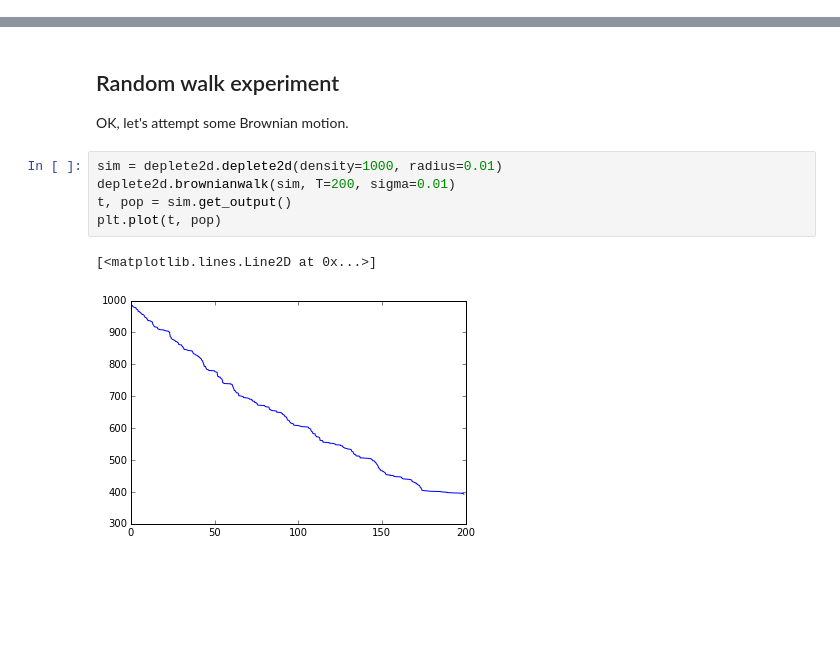
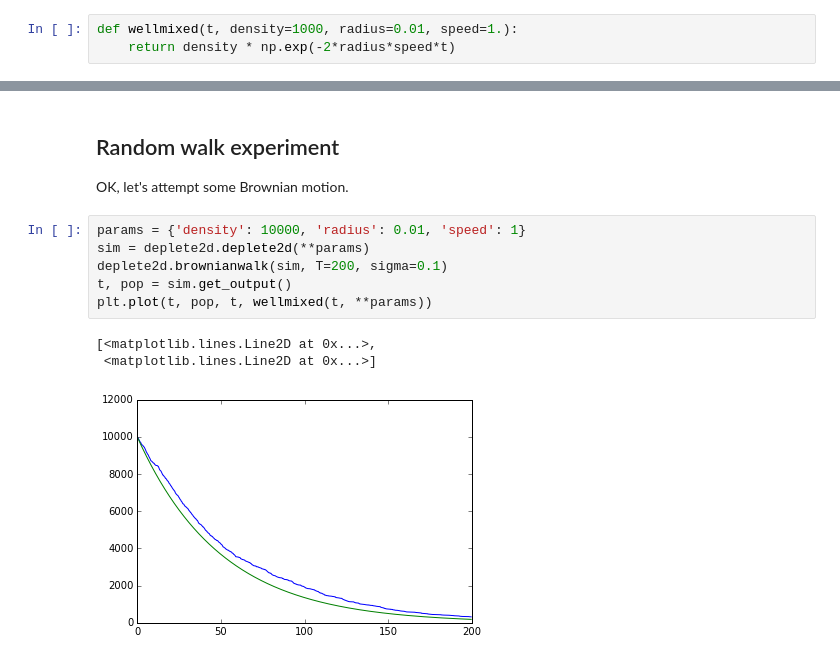
Before and after one commit to rgbrown/preydepletion, a Jupyter notebook: experiments.ipynb, the cells around one changed output, grey strips where cells are left out. Drawn from its saved outputs; the diff is of its cells as text; blank space fills up the shorter version.

```diff
--- a/experiments.ipynb
+++ b/experiments.ipynb
@@ -12,3 +24,6 @@ We want to investigate how accumulated prey depletion slows the rate of populati
+# %%
+def wellmixed(t, density=1000, radius=0.01, speed=1.):
+    return density * np.exp(-2*radius*speed*t)
 # %% [markdown]
 Test that it works
 ------------------
@@ -45,10 +60,12 @@ Random walk experiment
 
 OK, let's attempt some Brownian motion.
 # %%
-sim = deplete2d.deplete2d(density=1000, radius=0.01)
-deplete2d.brownianwalk(sim, T=200, sigma=0.01)
+params = {'density': 10000, 'radius': 0.01, 'speed': 1}
+sim = deplete2d.deplete2d(**params)
+deplete2d.brownianwalk(sim, T=200, sigma=0.1)
 t, pop = sim.get_output()
-plt.plot(t, pop)
+plt.plot(t, pop, t, wellmixed(t, **params))
 # %% [output]
-[<matplotlib.lines.Line2D at 0x...>]
+[<matplotlib.lines.Line2D at 0x...>,
+ <matplotlib.lines.Line2D at 0x...>]
-[figure, old version]
+[figure, new version]
```
Also changed, not shown: parts of 1 cell of this notebook.
